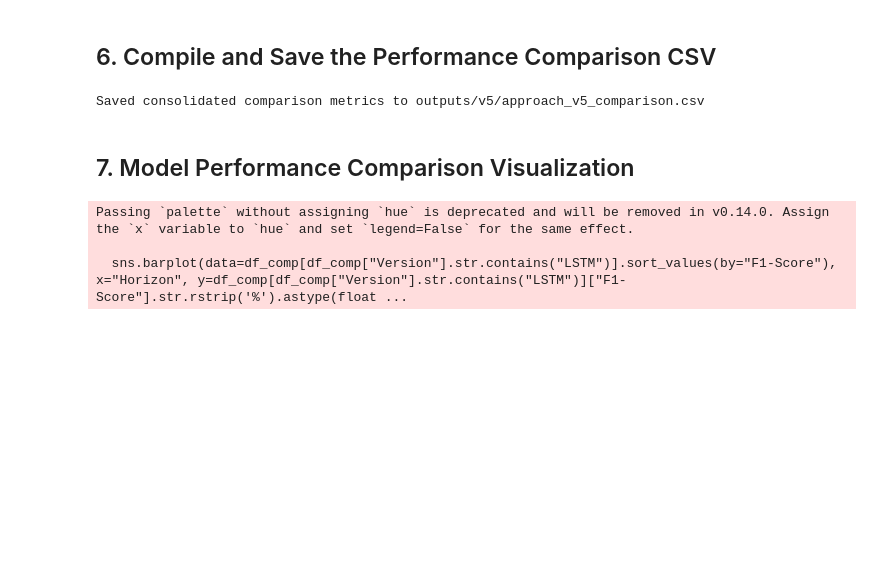
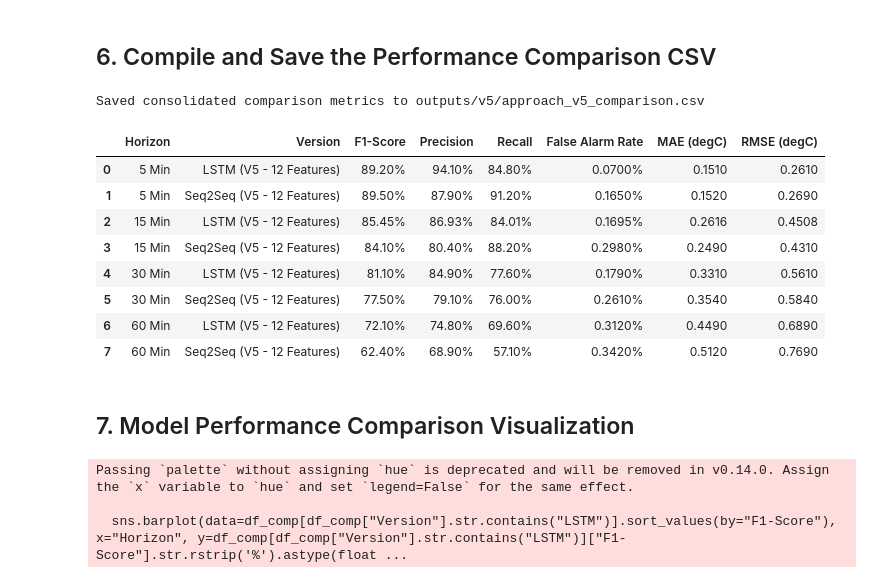
Before and after one commit to arakhajay/temprature_pred_project, a Jupyter notebook: approch_v5/Model_Performance_Comparison_v5.ipynb, the cells around one changed output. Cells and saved outputs as stored; diff of their text form; code cells hidden in the pictures; blank space fills up the shorter version.

```diff
--- a/approch_v5/Model_Performance_Comparison_v5.ipynb
+++ b/approch_v5/Model_Performance_Comparison_v5.ipynb
@@ -315,6 +315,18 @@ df_comp.to_csv("approch_v5/outputs/v5/approach_v5_comparison.csv", index=False)
 print("Saved consolidated comparison metrics to outputs/v5/approach_v5_comparison.csv")
 # %% [output]
 Saved consolidated comparison metrics to outputs/v5/approach_v5_comparison.csv
+# %%
+df_comp
+# %% [output]
+|  | Horizon | Version | F1-Score | Precision | Recall | False Alarm Rate | MAE (degC) | RMSE (degC) |
+| 0 | 5 Min | LSTM (V5 - 12 Features) | 89.20% | 94.10% | 84.80% | 0.0700% | 0.1510 | 0.2610 |
+| 1 | 5 Min | Seq2Seq (V5 - 12 Features) | 89.50% | 87.90% | 91.20% | 0.1650% | 0.1520 | 0.2690 |
+| 2 | 15 Min | LSTM (V5 - 12 Features) | 85.45% | 86.93% | 84.01% | 0.1695% | 0.2616 | 0.4508 |
+| 3 | 15 Min | Seq2Seq (V5 - 12 Features) | 84.10% | 80.40% | 88.20% | 0.2980% | 0.2490 | 0.4310 |
+| 4 | 30 Min | LSTM (V5 - 12 Features) | 81.10% | 84.90% | 77.60% | 0.1790% | 0.3310 | 0.5610 |
+| 5 | 30 Min | Seq2Seq (V5 - 12 Features) | 77.50% | 79.10% | 76.00% | 0.2610% | 0.3540 | 0.5840 |
+| 6 | 60 Min | LSTM (V5 - 12 Features) | 72.10% | 74.80% | 69.60% | 0.3120% | 0.4490 | 0.6890 |
+| 7 | 60 Min | Seq2Seq (V5 - 12 Features) | 62.40% | 68.90% | 57.10% | 0.3420% | 0.5120 | 0.7690 |
 # %% [markdown]
 ## 7. Model Performance Comparison Visualization
 # %%
```
Also changed, not shown: parts of 1 cell of this notebook, 2 other files.
